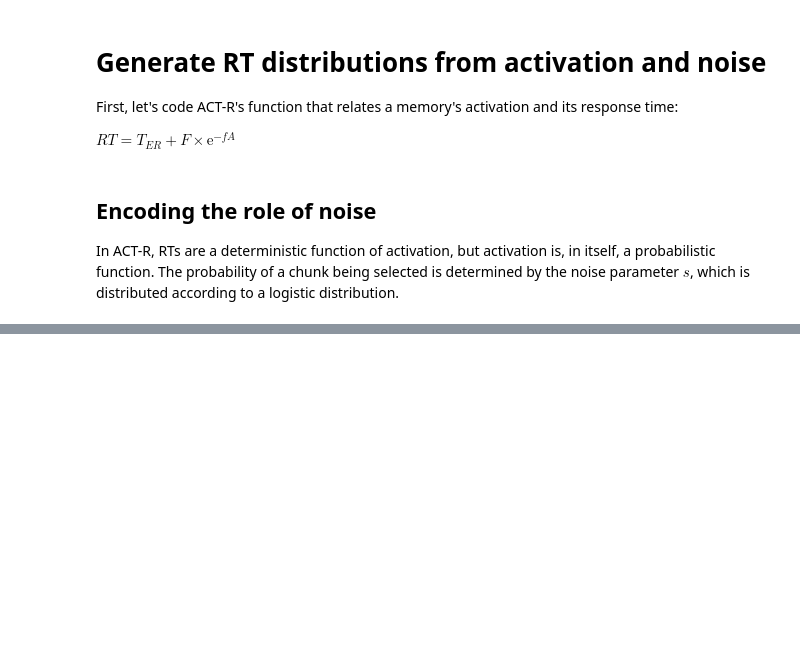
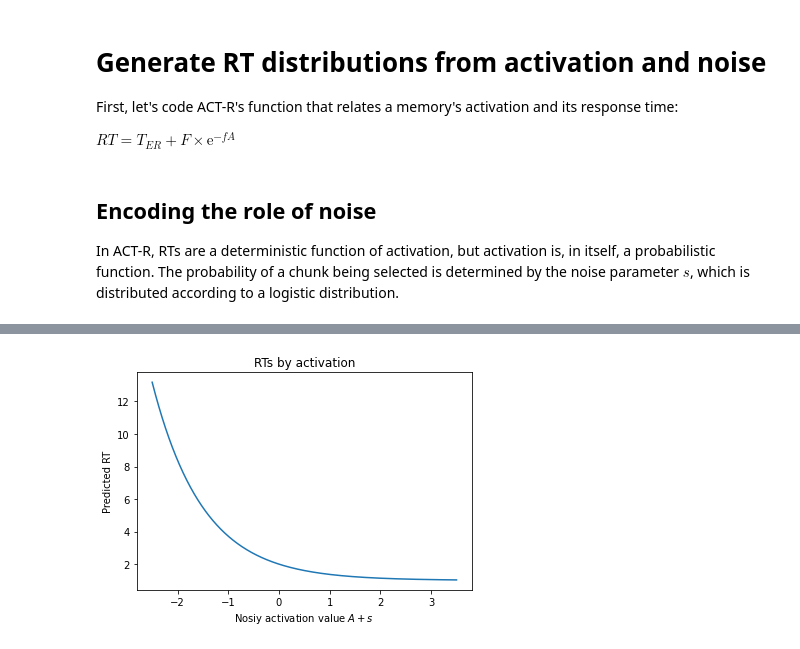
Before and after one commit to UWCCDL/Bridget, a Jupyter notebook: LL/rts.ipynb, the cells around one changed output, grey strips where cells are left out. Cells and saved outputs as stored; diff of their text form; code cells hidden in the pictures; blank space fills up the shorter version.

```diff
--- a/LL/rts.ipynb
+++ b/LL/rts.ipynb
@@ -33,0 +34,10 @@ For each value of
+# %%
+a_plus_s = 0.5 + noise
+rts = responsetime(a_plus_s)
+plt.plot(a_plus_s, rts)
+plt.xlabel("Nosiy activation value $A + s$")
+plt.ylabel("Predicted RT")
+plt.title("RTs by activation")
+plt.show()
+# %% [output]
+[figure, added]
```
Also changed, not shown: parts of 9 cells of this notebook.
